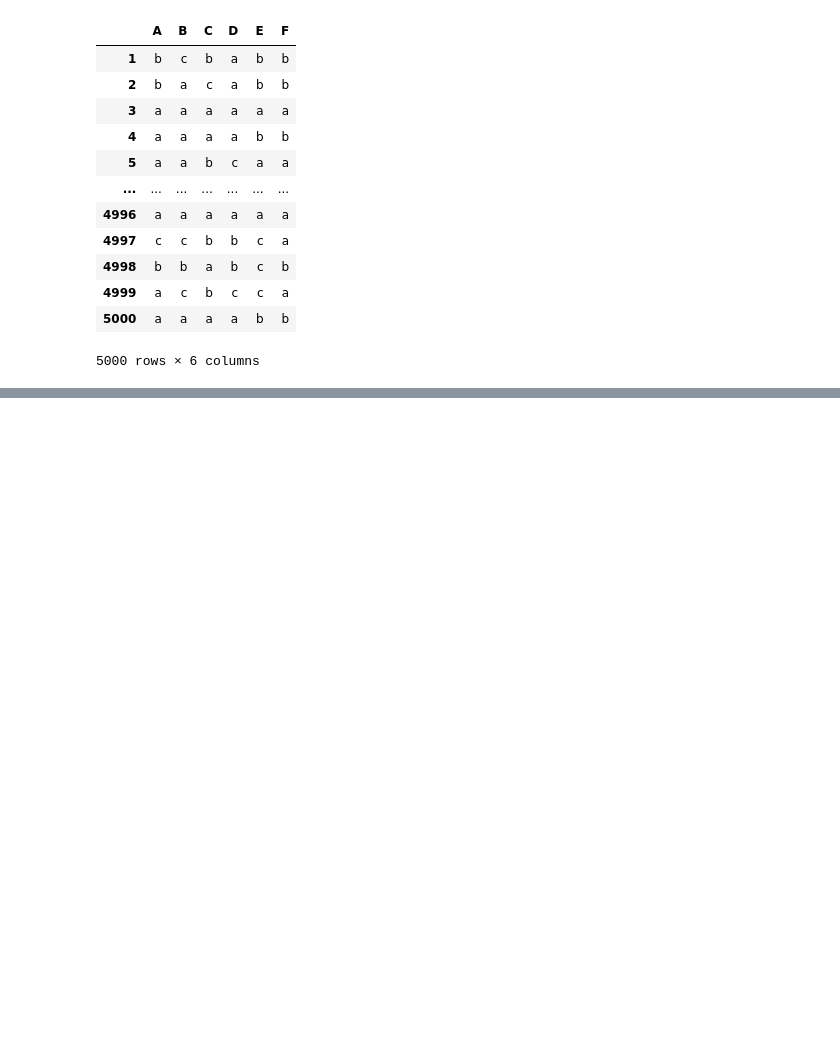
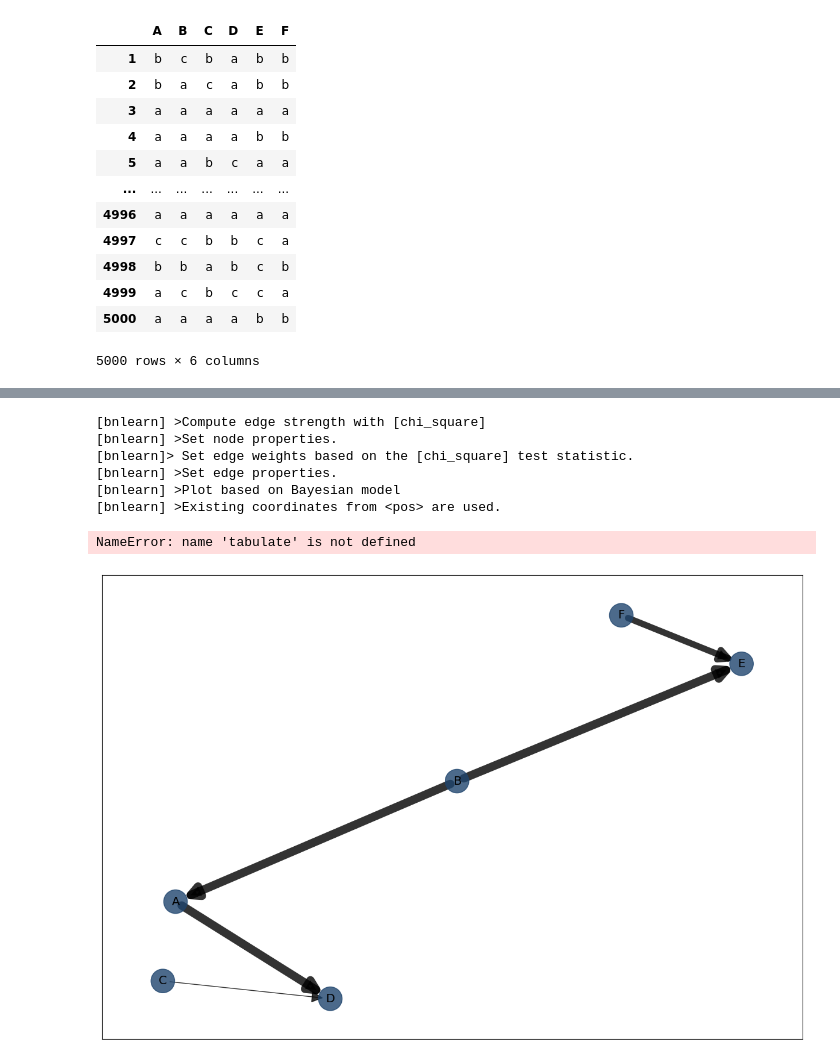
Before and after one commit to Elicit3495/ML_FYP, a Jupyter notebook: Untitled.ipynb, the cells around one changed output, grey strips where cells are left out. Drawn from its saved outputs; the diff is of its cells as text; code cells hidden in the pictures; blank space fills up the shorter version.

Commit message:
tabulate

```diff
--- a/Untitled.ipynb
+++ b/Untitled.ipynb
@@ -89,3 +61,17 @@ bn.plot(model, pos=G['pos'])
+# %%
+# Compute edge strength using chi-square independence test
+model = bn.independence_test(model, df_, alpha=0.05, prune=True)
+bn.plot(model, pos=G['pos'])
+print(tabulate(model['independence_test'], headers="keys"))
+# %% [output]
+[bnlearn] >Compute edge strength with [chi_square]
+[bnlearn] >Set node properties.
+[bnlearn]> Set edge weights based on the [chi_square] test statistic.
+[bnlearn] >Set edge properties.
+[bnlearn] >Plot based on Bayesian model
+[bnlearn] >Existing coordinates from <pos> are used.
+NameError: name 'tabulate' is not defined
+[figure, added]
 # %%
 # contigency = pd.crosstab([df_['A'], df_['B']], df_['C'])
 # contigency
```
Also changed, not shown: parts of 9 cells of this notebook.
